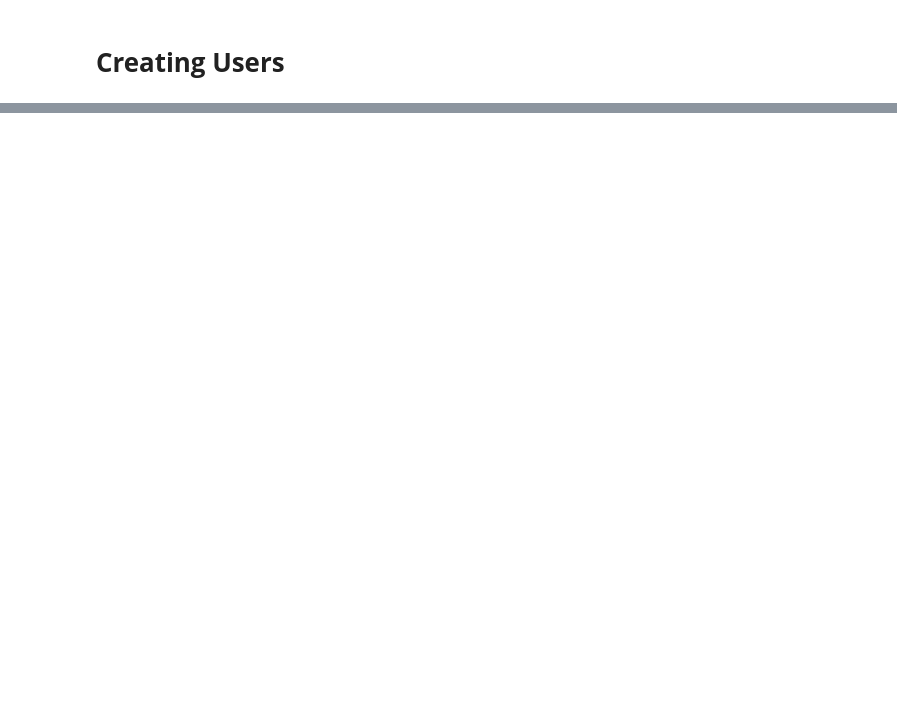
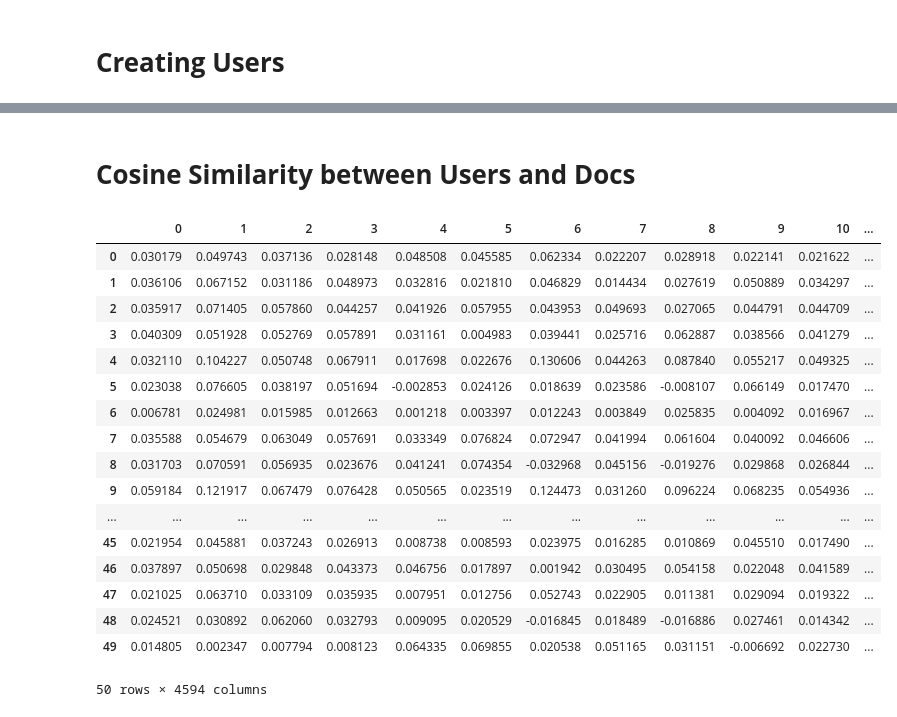
Before and after one commit to sarvesh237/News-Recom, a Jupyter notebook: NewsRecommenderAssignment.ipynb, the cells around one changed output, grey strips where cells are left out. Drawn from its saved outputs; the diff is of its cells as text; code cells hidden in the pictures; blank space fills up the shorter version.

```diff
--- a/NewsRecommenderAssignment.ipynb
+++ b/NewsRecommenderAssignment.ipynb
@@ -227,2 +227,24 @@ Topic 24:  ['school', 'student', 'education', 'budget', 'vaccine']
 # %% [markdown]
 # **Creating Users**
+# %%
+#fitting GMM to column "topic_i"
+
+num_cols_topic_df = topic_df.shape[1]-1
+gm = []
+
+for i in range(num_cols_topic_df):
+  gm.append(GaussianMixture(n_components=10).fit(topic_df.iloc[:, [i]]))
+# %%
+#generating gmm based topic values for each topic for 50 users
+#24 x 50 matrix
+
+Users = []
+
+for i in range(50):
+  temp = []
+  for i in range(num_cols_topic_df):
+    temp.append(gm[i].sample(1)[0][0][0])
+  Users.append(temp)
+
+Users = pd.DataFrame(Users)
+Users.T
@@ -228,0 +269,30 @@ Topic 24:  ['school', 'student', 'education', 'budget', 'vaccine']
+# %% [markdown]
+# **Cosine Similarity between Users and Docs**
+# %%
+#run the above cell before running this twice
+slc = list(range(topic_df.shape[1]))
+slc.remove(25)
+temp_topic_df = topic_df.iloc[:, slc]
+Users_temp = Users.T.set_index(temp_topic_df.T.index)
+
+result = temp_topic_df.dot(Users_temp);
+result.T
+# %% [output]
+|  | 0 | 1 | 2 | 3 | 4 | 5 | 6 | 7 | 8 | 9 | 10 | ... |
+| 0 | 0.030179 | 0.049743 | 0.037136 | 0.028148 | 0.048508 | 0.045585 | 0.062334 | 0.022207 | 0.028918 | 0.022141 | 0.021622 | ... |
+| 1 | 0.036106 | 0.067152 | 0.031186 | 0.048973 | 0.032816 | 0.021810 | 0.046829 | 0.014434 | 0.027619 | 0.050889 | 0.034297 | ... |
+| 2 | 0.035917 | 0.071405 | 0.057860 | 0.044257 | 0.041926 | 0.057955 | 0.043953 | 0.049693 | 0.027065 | 0.044791 | 0.044709 | ... |
+| 3 | 0.040309 | 0.051928 | 0.052769 | 0.057891 | 0.031161 | 0.004983 | 0.039441 | 0.025716 | 0.062887 | 0.038566 | 0.041279 | ... |
+| 4 | 0.032110 | 0.104227 | 0.050748 | 0.067911 | 0.017698 | 0.022676 | 0.130606 | 0.044263 | 0.087840 | 0.055217 | 0.049325 | ... |
+| 5 | 0.023038 | 0.076605 | 0.038197 | 0.051694 | -0.002853 | 0.024126 | 0.018639 | 0.023586 | -0.008107 | 0.066149 | 0.017470 | ... |
+| 6 | 0.006781 | 0.024981 | 0.015985 | 0.012663 | 0.001218 | 0.003397 | 0.012243 | 0.003849 | 0.025835 | 0.004092 | 0.016967 | ... |
+| 7 | 0.035588 | 0.054679 | 0.063049 | 0.057691 | 0.033349 | 0.076824 | 0.072947 | 0.041994 | 0.061604 | 0.040092 | 0.046606 | ... |
+| 8 | 0.031703 | 0.070591 | 0.056935 | 0.023676 | 0.041241 | 0.074354 | -0.032968 | 0.045156 | -0.019276 | 0.029868 | 0.026844 | ... |
+| 9 | 0.059184 | 0.121917 | 0.067479 | 0.076428 | 0.050565 | 0.023519 | 0.124473 | 0.031260 | 0.096224 | 0.068235 | 0.054936 | ... |
+| ... | ... | ... | ... | ... | ... | ... | ... | ... | ... | ... | ... | ... |
+| 45 | 0.021954 | 0.045881 | 0.037243 | 0.026913 | 0.008738 | 0.008593 | 0.023975 | 0.016285 | 0.010869 | 0.045510 | 0.017490 | ... |
+| 46 | 0.037897 | 0.050698 | 0.029848 | 0.043373 | 0.046756 | 0.017897 | 0.001942 | 0.030495 | 0.054158 | 0.022048 | 0.041589 | ... |
+| 47 | 0.021025 | 0.063710 | 0.033109 | 0.035935 | 0.007951 | 0.012756 | 0.052743 | 0.022905 | 0.011381 | 0.029094 | 0.019322 | ... |
+| 48 | 0.024521 | 0.030892 | 0.062060 | 0.032793 | 0.009095 | 0.020529 | -0.016845 | 0.018489 | -0.016886 | 0.027461 | 0.014342 | ... |
+| 49 | 0.014805 | 0.002347 | 0.007794 | 0.008123 | 0.064335 | 0.069855 | 0.020538 | 0.051165 | 0.031151 | -0.006692 | 0.022730 | ... |
+50 rows × 4594 columns
```
Also changed, not shown: parts of 10 cells of this notebook.
